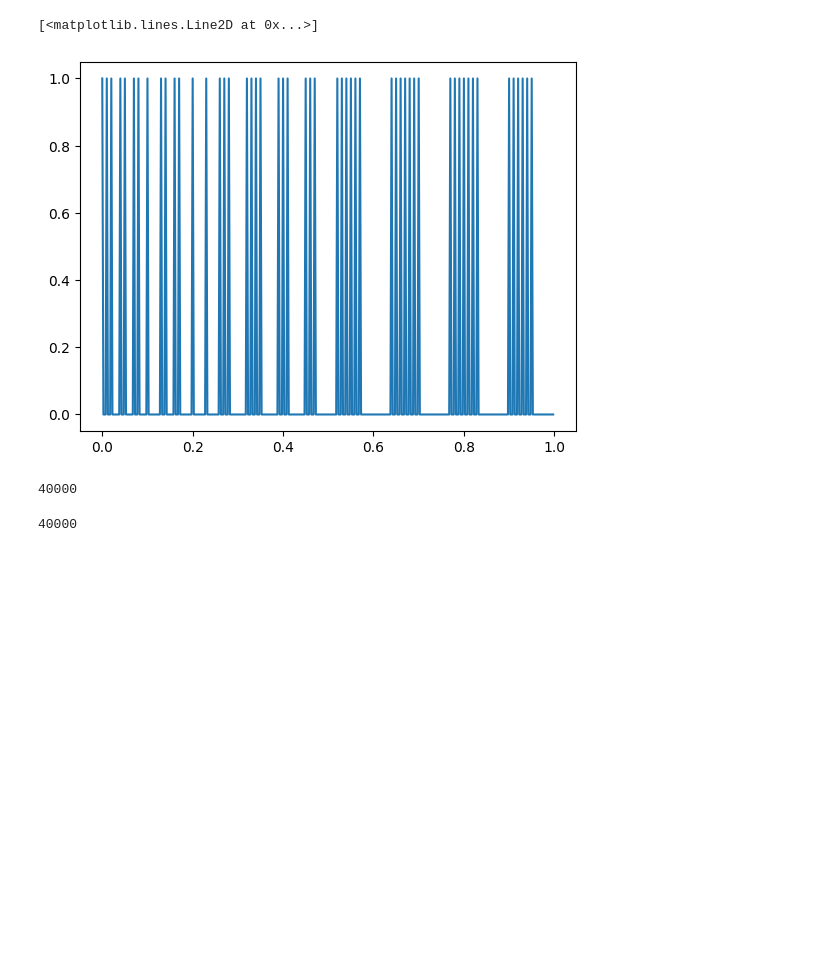
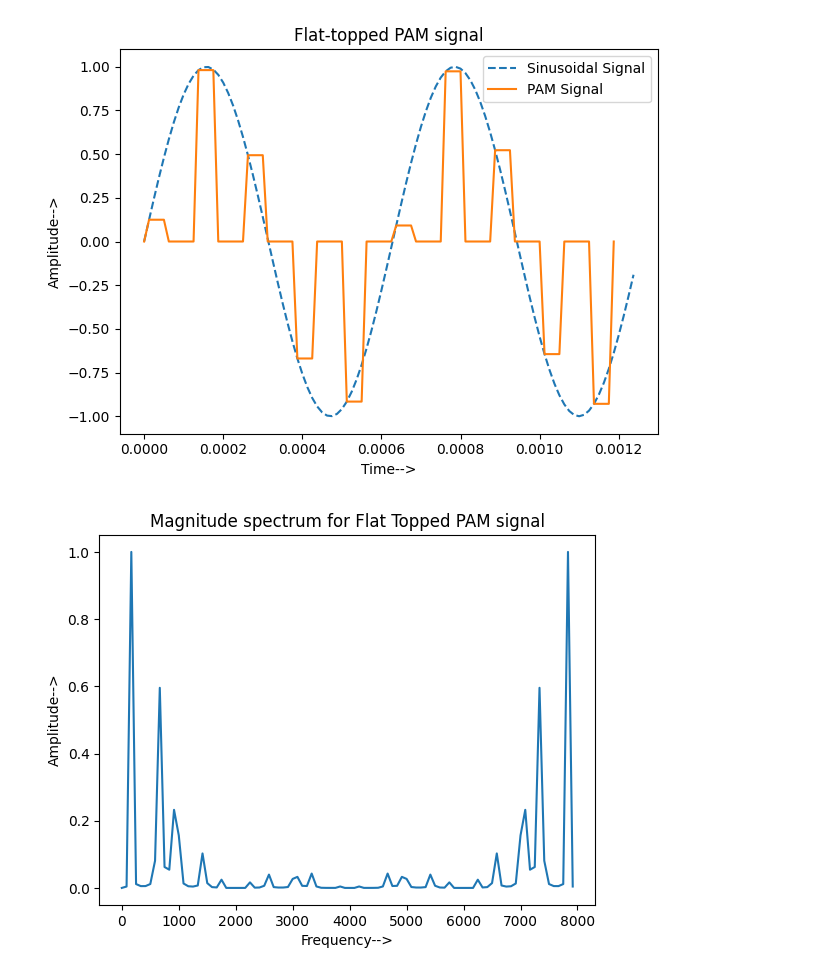
Before and after one commit to ParasKore2003/Digital-Communication-Lab, a Jupyter notebook: Digital Communication/Assignment/q6.ipynb, the cells around one changed output. Saved outputs shown, nothing was run; the diff lists cells and outputs as text; code cells hidden in the pictures; blank space fills up the shorter version.

```diff
--- a/Digital Communication/Assignment/q6.ipynb
+++ b/Digital Communication/Assignment/q6.ipynb
@@ -36,19 +1,48 @@ plt.show() #To hide plotting text
-# %%
-percent = 5
-Tp = 0.01
-cycle =100
-dt = 0.0025
-t = np.arange(0,cycle *Tp, dt)
-pwm = (t%Tp) < (Tp*percent/100)
-plt.plot(t[0:500],pwm[0:500])
-# %% [output]
-[<matplotlib.lines.Line2D at 0x...>]
-[figure, removed]
-# %%
-print(len(X))
-# %% [output]
-40000
-# %%
-print(len(pwm))
-# %% [output]
-40000
+# %%
+import numpy as np
+import matplotlib.pyplot as plt
+
+fs = 8000  #sampling frequency
+ts = 1 / fs #sampling period
+pulse_dur = 5e-5  #Pulse width
+td = 1.25e-5 #sampling period of signal
+fd = 80000 #sampling frequency of pulse
+t = np.arange(0, 100*td, td) #points to plot the curve
+fm = 10000 #Message Frequency
+s = np.sin(fm * t) #Message signal
+
+# The below function is to calculate the PAM for the given signal
+def PAM(s, td, ts, pulse_dur):
+    potd = int(pulse_dur / td)
+    tsotd = int(ts / td)
+    y = np.zeros(len(s))
+    tt = np.arange(1, len(s), tsotd)
+    for kk in tt:
+        y[int(kk):int(kk)+potd] = s[int(kk)] * np.ones(potd)
+    return y[:len(s) - potd]
+
+Pam_s = PAM(s, td, ts, pulse_dur)
+
+plt.figure(1)
+plt.plot(t, s, '--')  #Ploting of the sinusoidal signal
+plt.plot(t[:len(Pam_s)], Pam_s) #Plotting of the PAM signal
+plt.title('Flat-topped PAM signal')
+plt.legend(['Sinusoidal Signal', 'PAM Signal'], loc = 'upper right')
+plt.xlabel('Time-->')
+plt.ylabel('Amplitude-->')
+plt.tight_layout()
+plt.show()
+
+A = (np.abs(np.fft.fft(Pam_s))**2)
+A = A / np.max(A)
+f = np.arange(0, len(A)) * fs / len(A)
+
+plt.figure(2)
+plt.plot(f, A) #ploting of magnitude spectrum
+plt.title('Magnitude spectrum for Flat Topped PAM signal')
+plt.xlabel('Frequency-->')
+plt.ylabel('Amplitude-->')
+plt.show()
+# %% [output]
+[figure, added]
+[figure, added]
```
Also changed, not shown: parts of 3 cells of this notebook.
